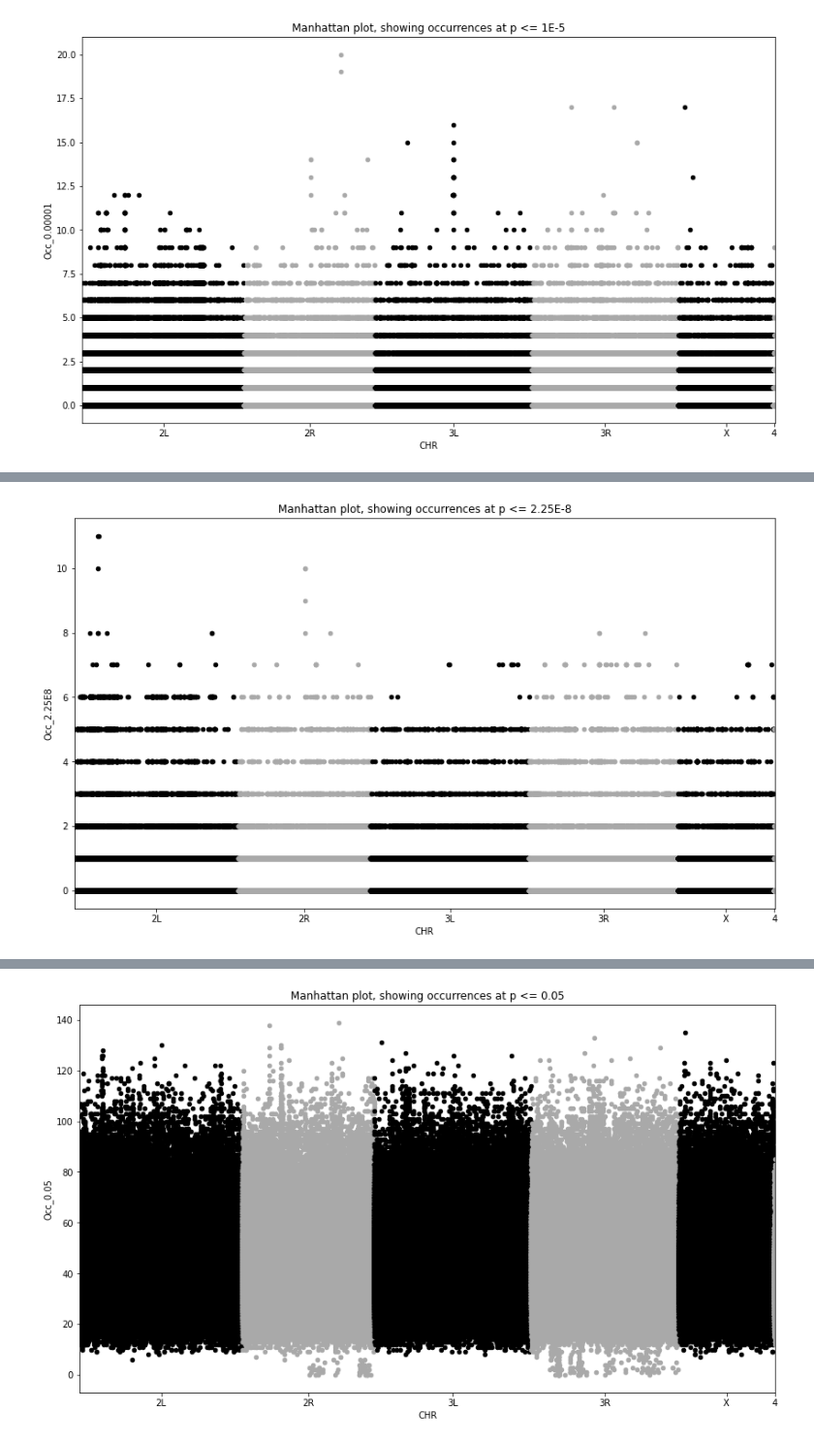
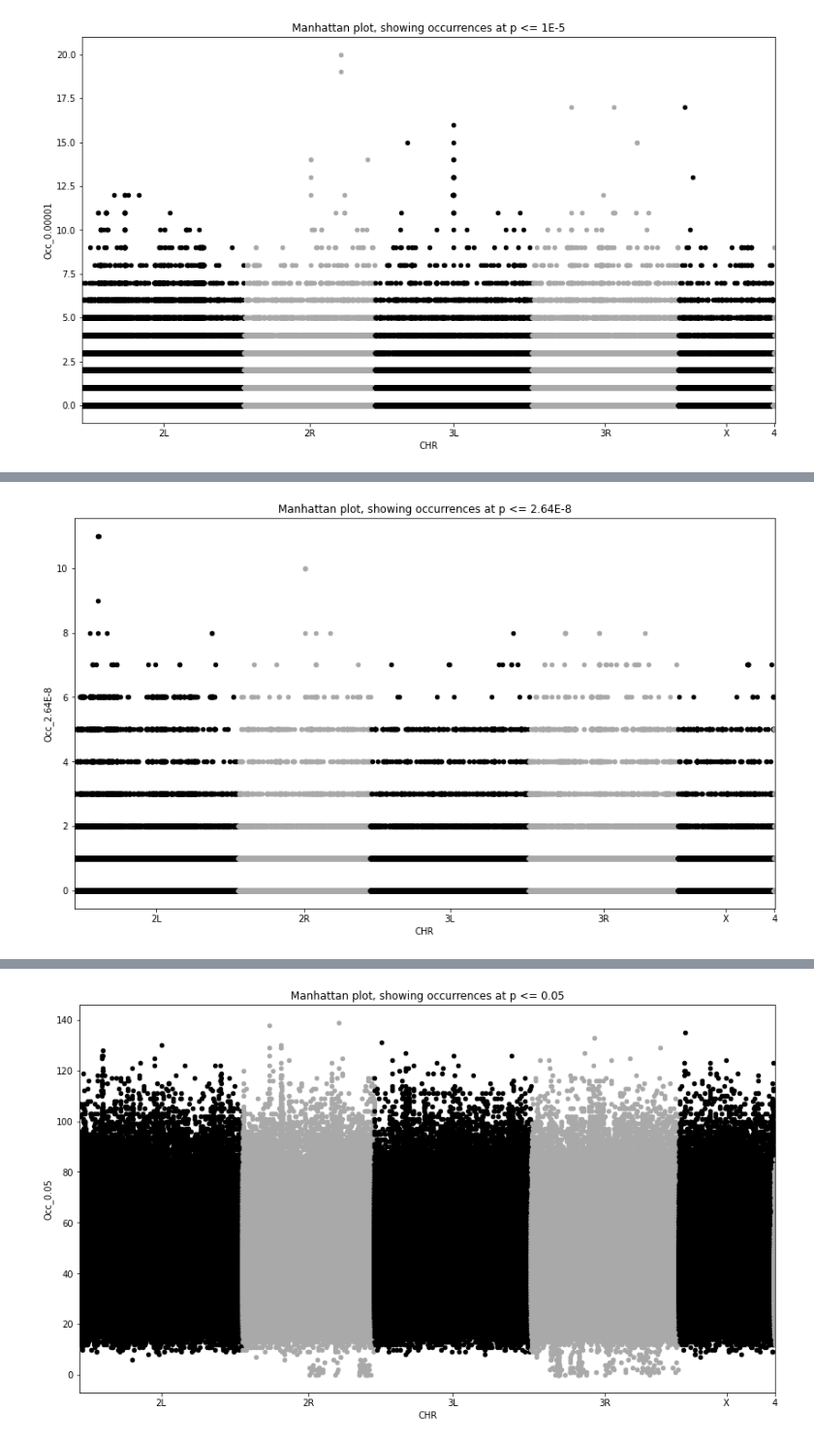
Before and after one commit to DeplanckeLab/DGRPool, a Jupyter notebook: Figure 4/Figure4.ipynb, the cells around one changed output, grey strips where cells are left out. Shown at 97% size. Drawn from its saved outputs; the diff is of its cells as text; code cells hidden in the pictures.

```diff
--- a/Figure 4/Figure4.ipynb
+++ b/Figure 4/Figure4.ipynb
@@ -342,7 +283,7 @@ data_distrib.rename(columns={"chr": "CHR", "pos": "BP"}, inplace=True)
 
 # Add desired value to be plotted in Manhattan
 col_name = 'Occ_0.00001'
-threshold = 0.00001
+threshold = 1E-5
 data_distrib[col_name] = data_gwas.le(threshold, axis = 0).sum(axis = 1)
 
 ## Manhattan plot using Matplotlib. Ref = https://www.python-graph-gallery.com/manhattan-plot-with-matplotlib
@@ -371,7 +312,6 @@ ax.set_xticklabels(x_labels)
 
 # set axis limits
 ax.set_xlim([0, len(data_distrib)])
-#ax.set_ylim([0, 10])
 
 # x axis label
 ax.set_xlabel('CHR')
@@ -380,6 +320,7 @@ ax.set_xlabel('CHR')
 plt.title('Manhattan plot, showing occurrences at p <= 1E-5')
 
 # save in pdf
-plt.savefig('manhattan.occurrences.1E5.pdf')
+#plt.savefig('manhattan.occurrences.1E5.pdf') # This does not work
+plt.show()
 # %% [output]
 [figure]
@@ -393,8 +355,8 @@ data_distrib.rename(columns={"chr": "CHR", "pos": "BP"}, inplace=True)
 #data_distrib['CHR'] = data_distrib['CHR'].map(dict(zip(["2L", "2R", "3L", "3R", "4", "X"], range(1,7))), na_action='ignore')
 
 # Add desired value to be plotted in Manhattan
-col_name = 'Occ_2.25E8'
-threshold = 2.25E-8
+col_name = 'Occ_2.64E-8'
+threshold = 2.64E-8
 data_distrib[col_name] = data_gwas.le(threshold, axis = 0).sum(axis = 1)
 
 ## Manhattan plot using Matplotlib. Ref = https://www.python-graph-gallery.com/manhattan-plot-with-matplotlib
@@ -404,35 +366,35 @@ data_distrib.CHR = data_distrib.CHR.astype('category')
 data_distrib.CHR = data_distrib.CHR.cat.set_categories(["2L", "2R", "3L", "3R", "X", "4"], ordered=True)
 data_distrib = data_distrib.sort_values('CHR')
 
 # How to plot gene vs. value and colour it by chromosome?
 data_distrib['ind'] = range(len(data_distrib)) # Simply plot by index
 data_distrib_grouped = data_distrib.groupby(('CHR'))
 
 # manhattan plot
 fig = plt.figure(figsize=(14, 8)) # Set the figure size
 ax = fig.add_subplot(111)
 colors = ['black','darkgrey']
 x_labels = []
 x_labels_pos = []
 for num, (name, group) in enumerate(data_distrib_grouped):
     group.plot(kind='scatter', x='ind', y=col_name,color=colors[num % len(colors)], ax=ax)
     x_labels.append(name)
     x_labels_pos.append((group['ind'].iloc[-1] - (group['ind'].iloc[-1] - group['ind'].iloc[0])/2))
 ax.set_xticks(x_labels_pos)
 ax.set_xticklabels(x_labels)
 
 # set axis limits
 ax.set_xlim([0, len(data_distrib)])
 #ax.set_ylim([0, 10])
 
 # x axis label
 ax.set_xlabel('CHR')
 
 # Title
-plt.title('Manhattan plot, showing occurrences at p <= 2.25E-8')
+plt.title('Manhattan plot, showing occurrences at p <= 2.64E-8')
 
-# save in pdf
-plt.savefig('manhattan.occurrences.2.25E8.pdf')
+# Display
+plt.show()
 # %% [output]
-[figure, old version]
+[figure, new version]
 # %%
```
Also changed, not shown: parts of 24 cells of this notebook, 24 other files.
